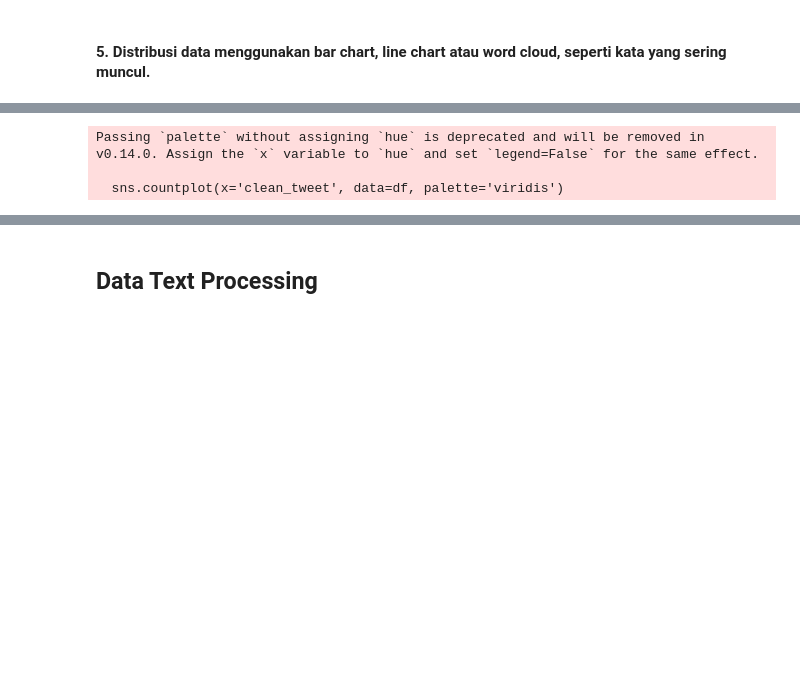
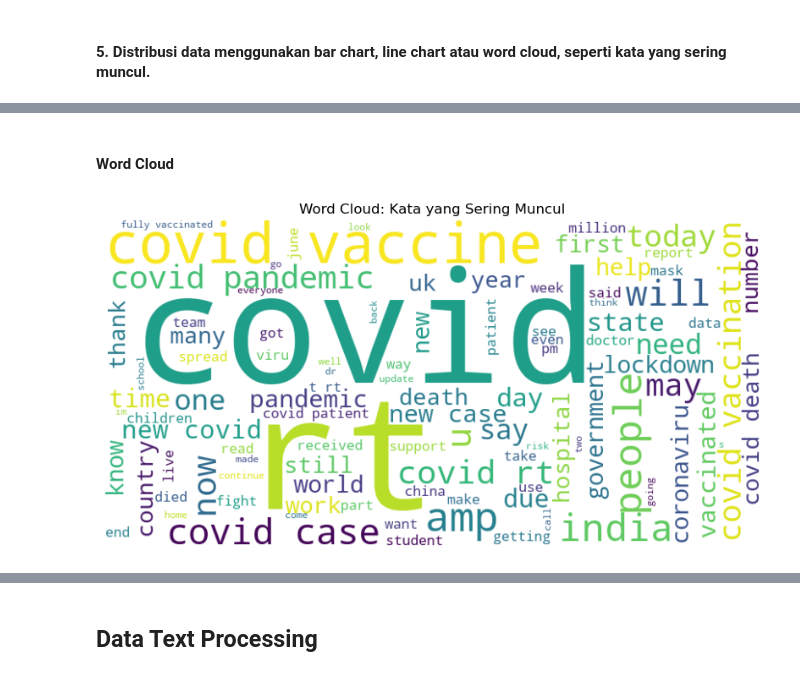
Before and after one commit to dee-aah/10222065_Dede-Ahmad-Maolana_AS, a Jupyter notebook: 10222065_DedeAhmadMaolana_AS.ipynb, the cells around one changed output, grey strips where cells are left out. Cells and saved outputs as stored; diff of their text form; code cells hidden in the pictures; blank space fills up the shorter version.

```diff
--- a/10222065_DedeAhmadMaolana_AS.ipynb
+++ b/10222065_DedeAhmadMaolana_AS.ipynb
@@ -205,14 +194,25 @@ Jumlah Baris Data setelah membersihkan nilai kosong: 132685
+# %% [markdown]
+#### Word Cloud
 # %%
-if 'clean_tweet' in df.columns:
-    plt.figure(figsize=(8, 5))
-    sns.countplot(x='clean_tweet', data=df, palette='viridis')
-    plt.title('Distribusi Label Sentimen')
-    plt.xlabel('Sentimen')
-    plt.ylabel('Jumlah Tweet')
-    plt.show()
-else:
-    print("\nKolom 'clean_tweet' belum tersedia untuk visualisasi distribusi sentimen.")
+# 5. Distribusi data - kata yang sering muncul
+# Bersihkan teks sederhana (hapus simbol, angka, dan tanda baca)
+def bersihkan_teks(teks):
+    teks = str(teks).lower()
+    teks = re.sub(r'http\S+', '', teks)          # hapus link
+    teks = re.sub(r'[^a-z\s]', '', teks)         # hapus angka dan simbol
+    return teks
+
+df['clean_text'] = df['original_text'].apply(bersihkan_teks)
+
+# Gabungkan semua teks menjadi satu string besar
+all_words = ' '.join(df['clean_text'])
+
+# Buat wordcloud
+plt.figure(figsize=(10,6))
+wc = WordCloud(width=800, height=400, background_color='white', max_words=100).generate(all_words)
+plt.imshow(wc, interpolation='bilinear')
+plt.axis('off')
+plt.title('Word Cloud: Kata yang Sering Muncul')
+plt.show()
 # %% [output]
-Passing `palette` without assigning `hue` is deprecated and will be removed in v0.14.0. Assign the `x` variable to `hue` and set `legend=False` for the same effect.
-
-  sns.countplot(x='clean_tweet', data=df, palette='viridis')
+[figure, added]
```
Also changed, not shown: parts of 26 cells of this notebook.
